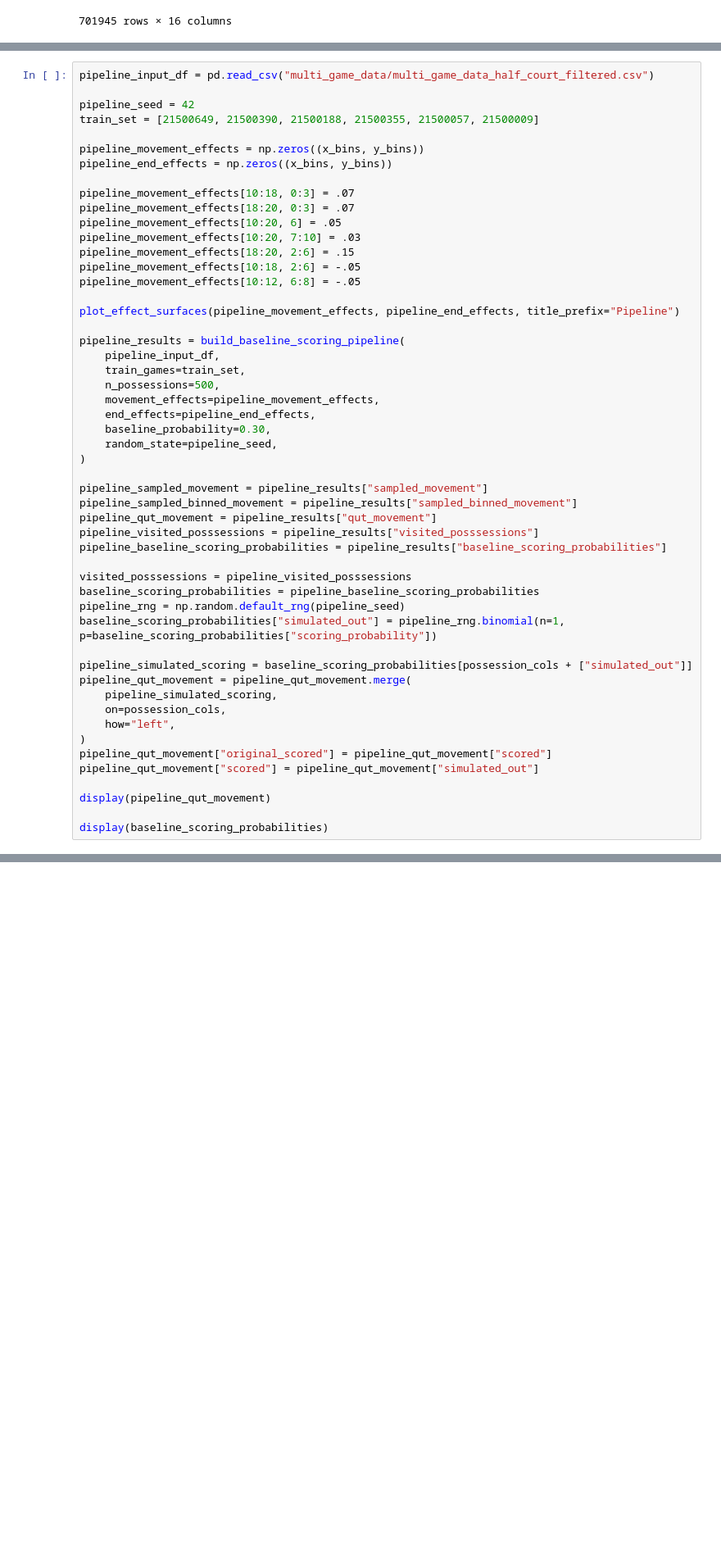
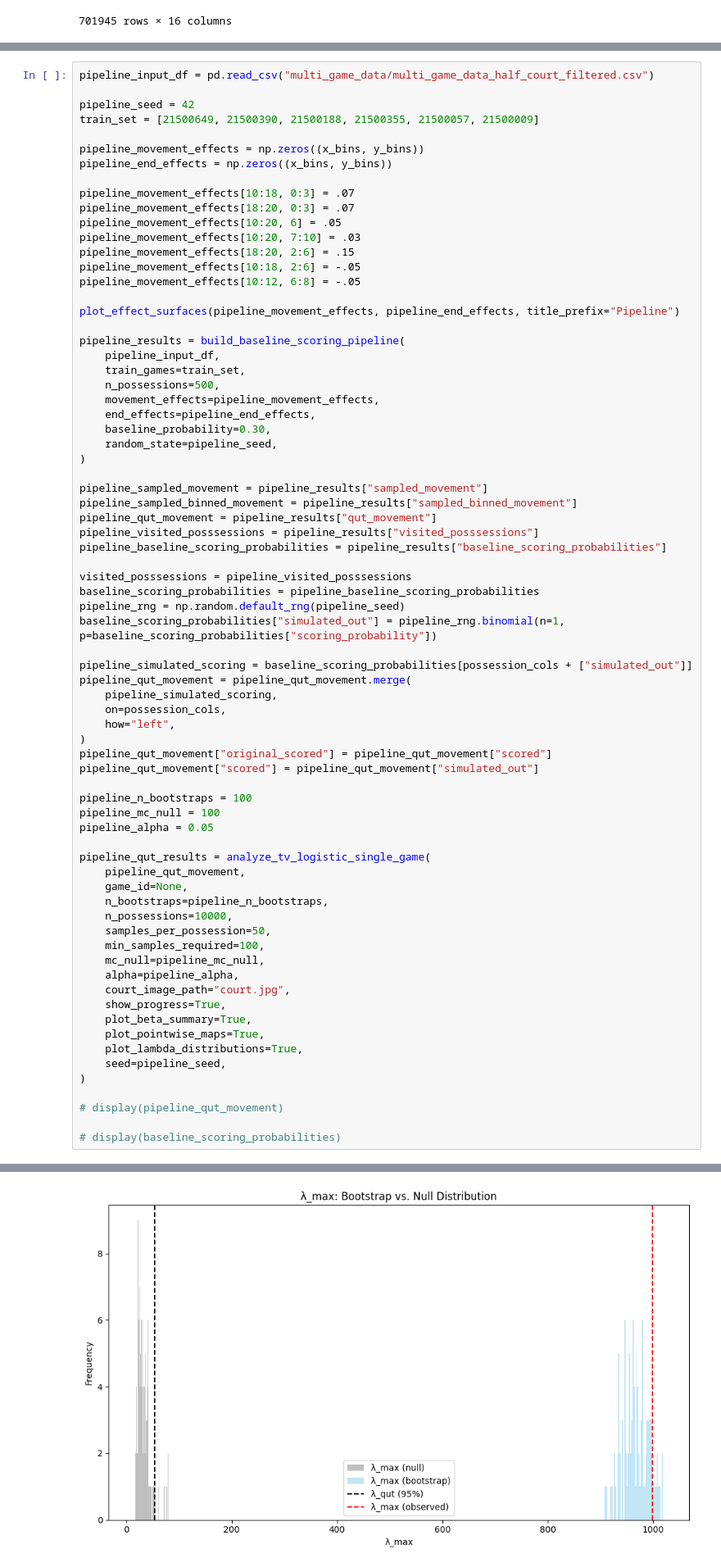
Before and after one commit to Channertheman/NBA_Analysis, a Jupyter notebook: Simulation_construction.ipynb, the cells around one changed output, grey strips where cells are left out. Shown at 82% size. Drawn from its saved outputs; the diff is of its cells as text; blank space fills up the shorter version.

```diff
--- a/Simulation_construction.ipynb
+++ b/Simulation_construction.ipynb
@@ -661,8 +661,29 @@ pipeline_qut_movement = pipeline_qut_movement.merge(
 pipeline_qut_movement["original_scored"] = pipeline_qut_movement["scored"]
 pipeline_qut_movement["scored"] = pipeline_qut_movement["simulated_out"]
 
-display(pipeline_qut_movement)
+pipeline_n_bootstraps = 100
+pipeline_mc_null = 100
+pipeline_alpha = 0.05
 
-display(baseline_scoring_probabilities)
+pipeline_qut_results = analyze_tv_logistic_single_game(
+    pipeline_qut_movement,
+    game_id=None,
+    n_bootstraps=pipeline_n_bootstraps,
+    n_possessions=10000,
+    samples_per_possession=50,
+    min_samples_required=100,
+    mc_null=pipeline_mc_null,
+    alpha=pipeline_alpha,
+    court_image_path="court.jpg",
+    show_progress=True,
+    plot_beta_summary=True,
+    plot_pointwise_maps=True,
+    plot_lambda_distributions=True,
+    seed=pipeline_seed,
+)
+
+# display(pipeline_qut_movement)
+
+# display(baseline_scoring_probabilities)
 # %% [output]
 [figure]
@@ -668,0 +699 @@ display(baseline_scoring_probabilities)
+[figure, added]
```
Also changed, not shown: parts of 6 cells of this notebook, 2 other files.
